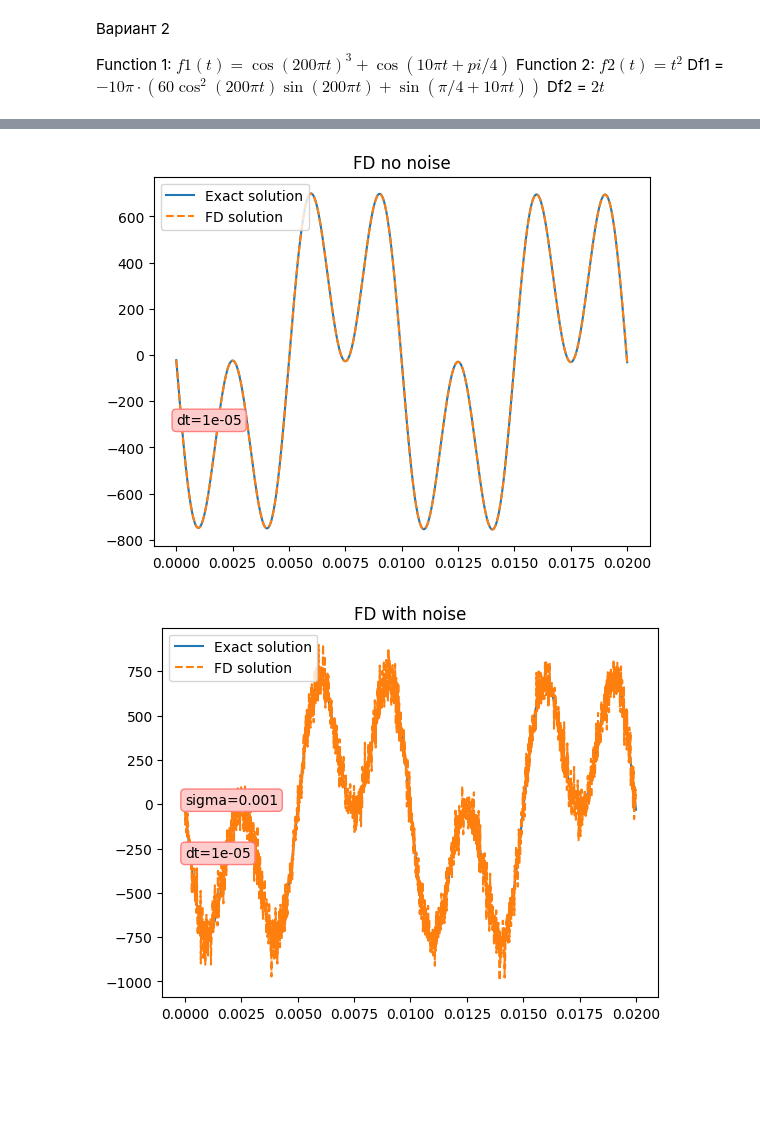
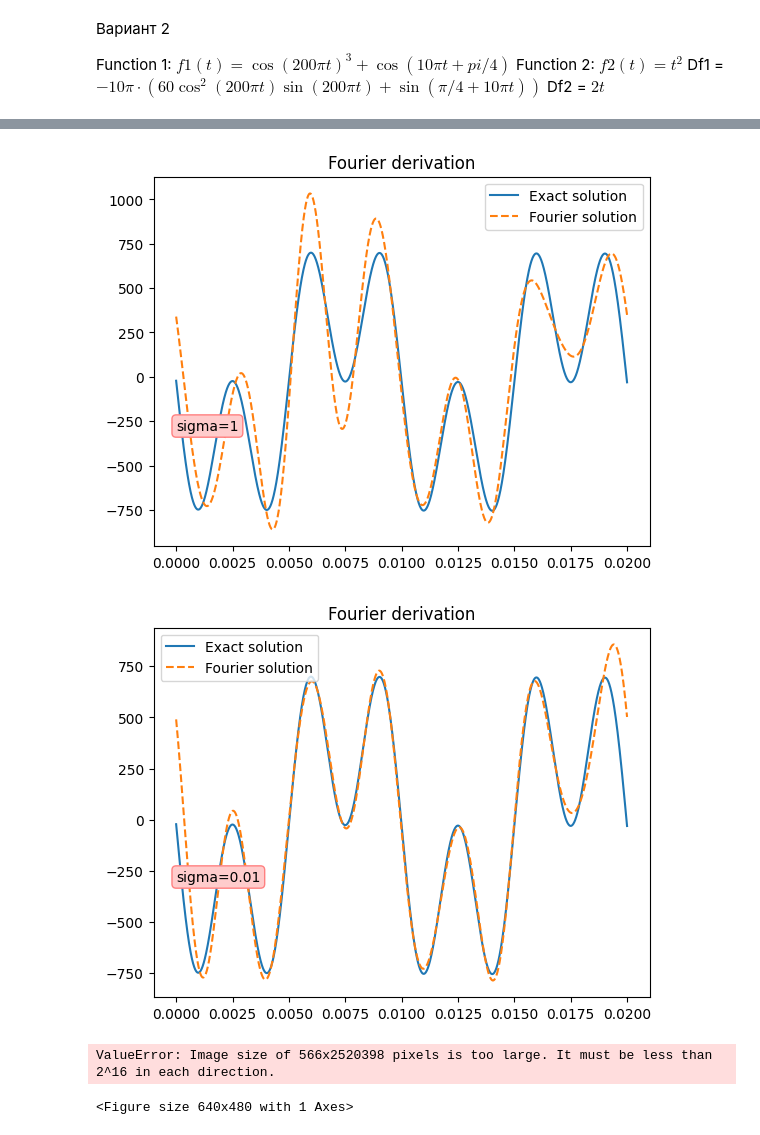
Before and after one commit to spacexerq/numerical_methods_2, a Jupyter notebook: inverse_tasks/release/report.ipynb, the cells around one changed output, grey strips where cells are left out. Drawn from its saved outputs; the diff is of its cells as text; code cells hidden in the pictures; blank space fills up the shorter version.

```diff
--- a/inverse_tasks/release/report.ipynb
+++ b/inverse_tasks/release/report.ipynb
@@ -58,9 +70,13 @@ Df2 = $2t$
+# %%
+report_fourier(func_type=1, noisy_val=True, sigma=1)
+report_fourier(func_type=1, noisy_val=True, sigma=1e-2)
+# %% [output]
+[figure, added]
+[figure, added]
 # %%
-report_finite_diff(noisy_val=False, sigma=1e-2)
+report_finite_diff(func_type=2, noisy_val=False)
+# report_finite_diff(func_type=2, noisy_val=True, sigma=1e-3)
 # %% [output]
-[figure, removed]
+ValueError: Image size of 566x2520398 pixels is too large. It must be less than 2^16 in each direction.
+<Figure size 640x480 with 1 Axes>
-# %%
-report_finite_diff(noisy_val=True, sigma=1e-3)
-# %% [output]
-[figure, removed]
 # %%
```
Also changed, not shown: parts of 10 cells of this notebook, 1 other file.
